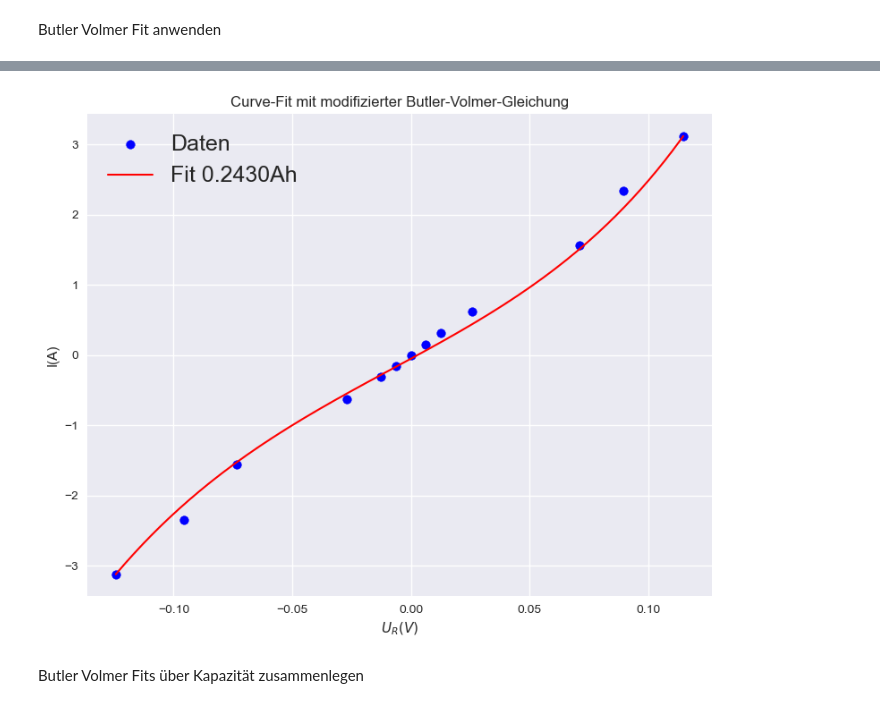
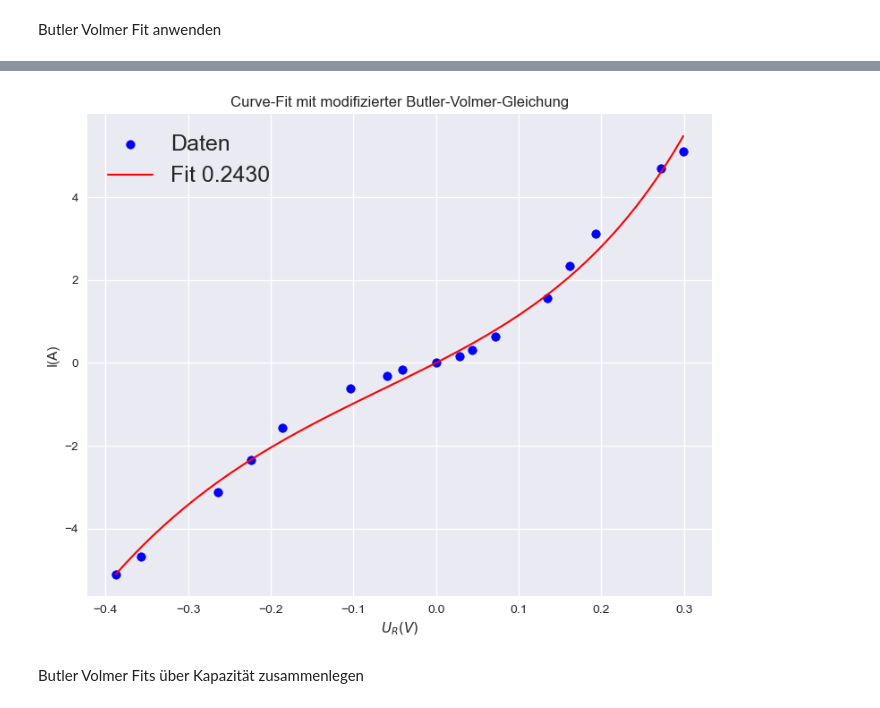
Before and after one commit to dieterduese/Projekt_Entropie, a Jupyter notebook: ButlerVolmer_erstellen.ipynb, the cells around one changed output, grey strips where cells are left out. Cells and saved outputs as stored; diff of their text form; code cells hidden in the pictures.

```diff
--- a/ButlerVolmer_erstellen.ipynb
+++ b/ButlerVolmer_erstellen.ipynb
@@ -970,32 +988,33 @@ plt.plot(testdictU[a]["U"][0, :], testdictU[a]["U"][1, :])
 # %%
 
 
-e = 10
-U = np.array([testdictQ["1C dis"]["U"][1, e],
+e=10
+U = np.array([testdictQ["5.1A dis"]["U"][1, e],testdictQ["1.5C dis"]["U"][1, e],testdictQ["1C dis"]["U"][1, e],
               testdictQ["3C/4 dis"]["U"][1, e], testdictQ["C/2 dis"]["U"][1, e], testdictQ["C/5 dis"]["U"][1, e],
               testdictQ["C/10 dis"]["U"][1, e], testdictQ["C/20 dis"]["U"][1, e],
               0,
               testdictQ["C/20 ch"]["U"][1, e], testdictQ["C/10 ch"]["U"][1, e],
               testdictQ["C/5 ch"]["U"][1, e], testdictQ["C/2 ch"]["U"][1, e], testdictQ["3C/4 ch"]["U"][1, e],
-              testdictQ["1C ch"]["U"][1, e]])
+              testdictQ["1C ch"]["U"][1, e],testdictQ["1.5C ch"]["U"][1, e], testdictQ["5.1A ch"]["U"][1, e]])
 
-I = np.array([testdictQ["1C dis"]["I"],
+I = np.array([testdictQ["5.1A dis"]["I"], testdictQ["1.5C dis"]["I"],testdictQ["1C dis"]["I"],
               testdictQ["3C/4 dis"]["I"], testdictQ["C/2 dis"]["I"], testdictQ["C/5 dis"]["I"],
               testdictQ["C/10 dis"]["I"], testdictQ["C/20 dis"]["I"],
               0,
               testdictQ["C/20 ch"]["I"], testdictQ["C/10 ch"]["I"],
               testdictQ["C/5 ch"]["I"], testdictQ["C/2 ch"]["I"], testdictQ["3C/4 ch"]["I"],
-              testdictQ["1C ch"]["I"]])
+              testdictQ["1C ch"]["I"],testdictQ["1.5C ch"]["I"],testdictQ["5.1A ch"]["I"]])
 
 plt.scatter(U, I, label="Daten", color="blue")
-plt.plot(butler_plot["Kapazität"]["0.2430"][:, 0], butler_plot["Kapazität"]["0.2430"][:, 1], label="Fit 0.2430Ah", color="red")
+cap="0.2430"
+plt.plot(butler_plot["Kapazität"][cap][:, 0], butler_plot["Kapazität"][cap][:, 1], label="Fit " +cap, color="red")
 
 plt.xlabel("$U_{R}(V)$")
 plt.ylabel("I(A)")
 
 plt.legend()
 plt.grid(True)
 plt.title("Curve-Fit mit modifizierter Butler-Volmer-Gleichung")
 plt.show()
 # %% [output]
-[figure, old version]
+[figure, new version]
```
Also changed, not shown: parts of 12 cells of this notebook, 2 other files.
